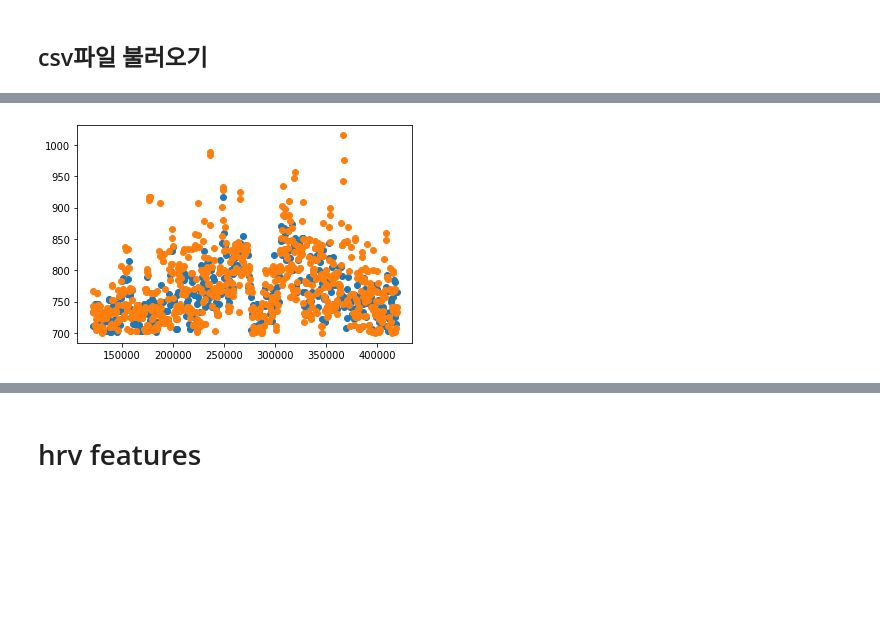
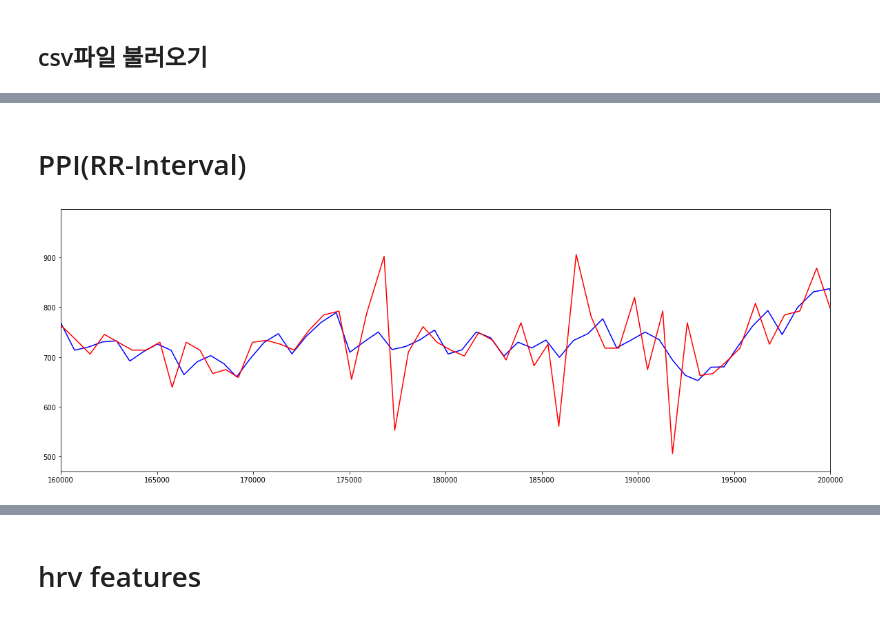
Before and after one commit to sugyeong-yu/RPPG-HRV_analysis, a Jupyter notebook: code/hrv_analysis(interpolation).ipynb, the cells around one changed output, grey strips where cells are left out. Drawn from its saved outputs; the diff is of its cells as text; code cells hidden in the pictures; blank space fills up the shorter version.

```diff
--- a/code/hrv_analysis(interpolation).ipynb
+++ b/code/hrv_analysis(interpolation).ipynb
@@ -224,21 +193,0 @@ plt.show()
-# %%
-# 앞,뒤 30초씩 cutting
-r_distance=15
-
-# signal interpolation
-
-
-filter_r=preprocessing(rppg_hr,2.0,0.5,r_sr)
-
-scale_r=normalization(filter_r)
-
-r_peaks_y,r_peaks_x=detect_peak(rppg_time,scale_r,r_distance)
-print(r_peaks_x[0])
-
-plt.figure(figsize=(20, 7))
-plt.scatter(r_peaks_x, r_peaks_y,color='red')
-plt.plot(rppg_time,scale_r, label="find feak in time domain")
-plt.xlim([180000, 200000])# msec
-plt.xlabel('time')
-plt.ylabel('signal')
-plt.show()
@@ -373,8 +194,16 @@ plt.show()
-# %%
-plt.scatter(c_peaks_x[1:],cppg_ppi)
-#plt.scatter(r_peaks_x[1:],rppg_ppi)
-plt.scatter(new_x,rppg_ppi)
-#plt.xlim([330000,360000])
-plt.show()
-# %% [output]
-[figure, removed]
+# %% [markdown]
+# PPI(RR-Interval)
+# %%
+from scipy.stats import zscore
+cppg_ppi=np.diff(c_peaks_x)
+rppg_ppi=np.diff(r_peaks_x)
+
+plt.figure(figsize=(20, 7))
+plt.plot(c_peaks_x[1:],cppg_ppi,color='blue')
+plt.xlim([160000, 200000])
+
+plt.plot(r_peaks_x[1:],rppg_ppi,color='red')
+plt.xlim([160000, 200000])
+plt.show()
+# %% [output]
+[figure, added]
```
Also changed, not shown: parts of 15 cells of this notebook, 5 other files.
